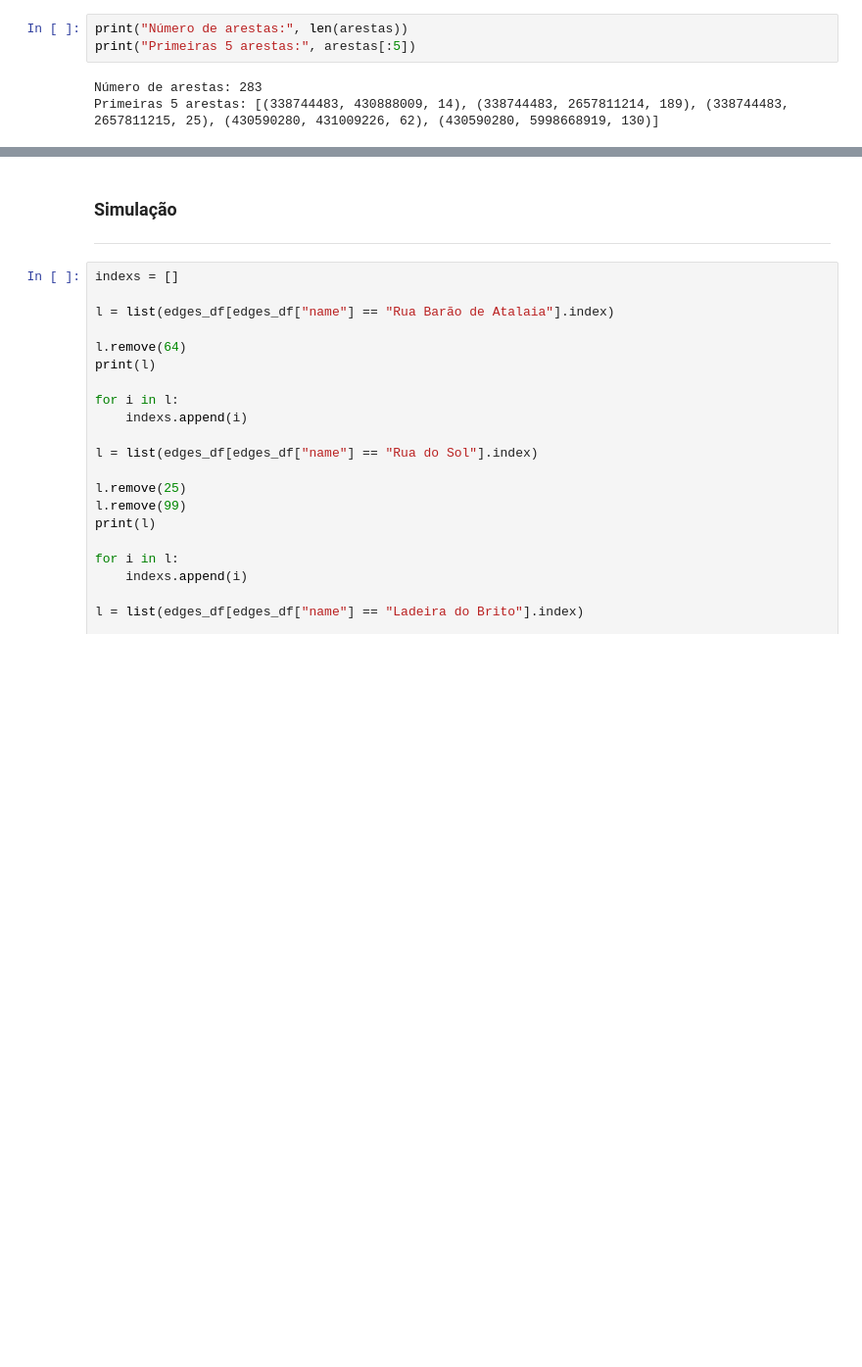
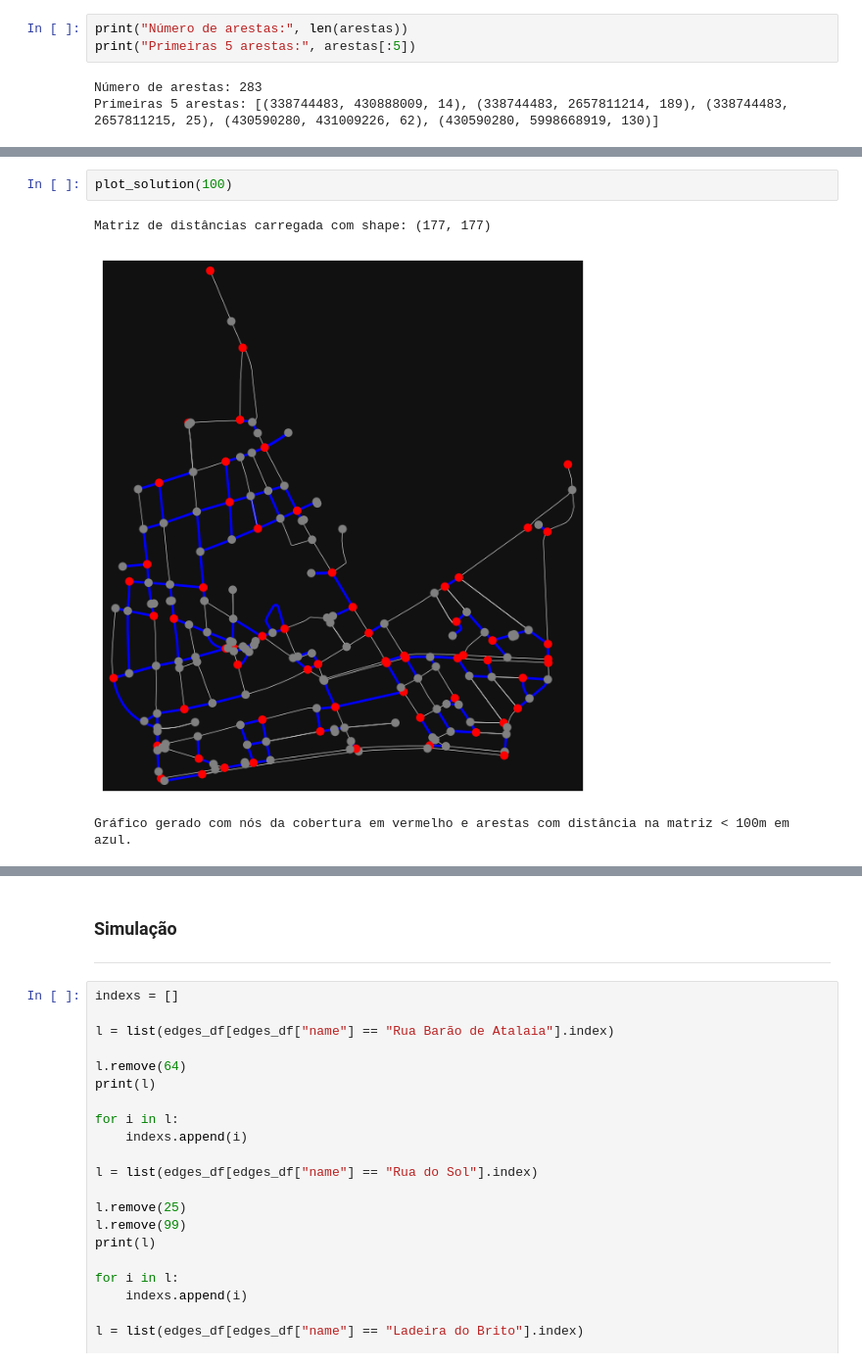
Before and after one commit to Viihtorugo/cc-pesquisa-operacional-2024.2, a Jupyter notebook: artigo/src/create_data.ipynb, the cells around one changed output, grey strips where cells are left out. Shown at 98% size. Drawn from its saved outputs; the diff is of its cells as text; blank space fills up the shorter version.

```diff
--- a/artigo/src/create_data.ipynb
+++ b/artigo/src/create_data.ipynb
@@ -180,0 +372,6 @@ ox.plot_graph(grafo, node_color=node_colors, node_size=30, edge_color="lightgray
+# %%
+plot_solution(100)
+# %% [output]
+Matriz de distâncias carregada com shape: (177, 177)
+[figure, added]
+Gráfico gerado com nós da cobertura em vermelho e arestas com distância na matriz < 100m em azul.
```
Also changed, not shown: parts of 19 cells of this notebook, 16 other files.
